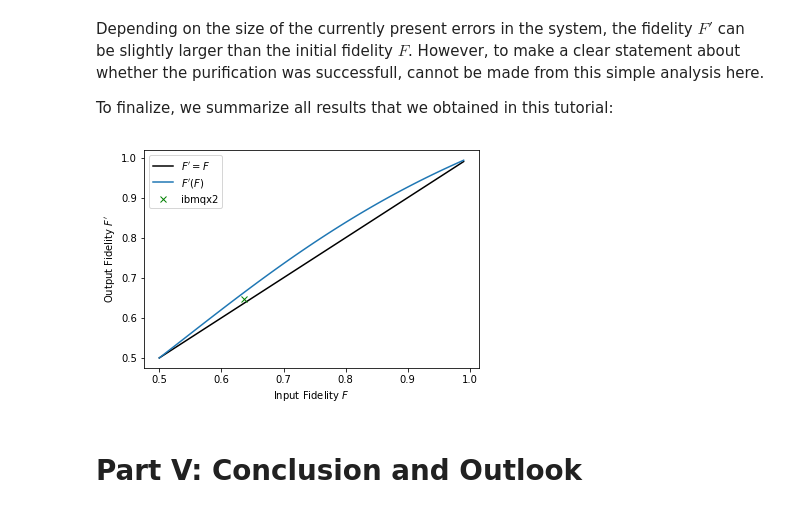
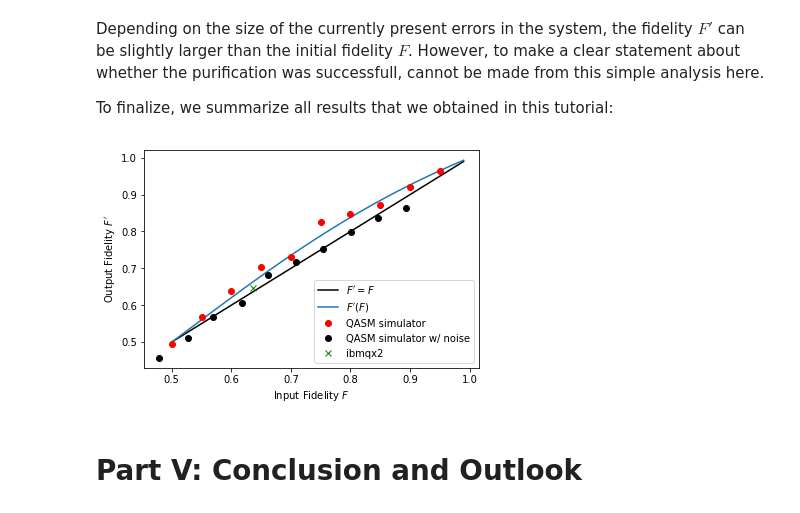
Before and after one commit to a-auer/qiskit, a Jupyter notebook: EntanglementPurification.ipynb, the cells around one changed output. Cells and saved outputs as stored; diff of their text form; code cells hidden in the pictures.

```diff
--- a/EntanglementPurification.ipynb
+++ b/EntanglementPurification.ipynb
@@ -2002,15 +2006,15 @@ To finalize, we summarize all results that we obtained in this tutorial:
 # %%
 F_in = np.arange(0.5, 1.0, 0.01)
 plt.plot(F_in, F_in, 'k', label = "$F' = F$")
 plt.plot(F_in, output_fidelity(F_in), label = "$F'(F)$")
-#plt.plot(input_fidelities, output_fidelities, 'ro', label='QASM simulator')
-#plt.plot(input_fidelities_noise, output_fidelities_noise, 'ko', label='QASM simulator w/ noise')
+plt.plot(input_fidelities, output_fidelities, 'ro', label='QASM simulator')
+plt.plot(input_fidelities_noise, output_fidelities_noise, 'ko', label='QASM simulator w/ noise')
 plt.plot(experimental_input_fidelity, experimental_output_fidelity, 'gx', label=backend_IBMQ.name())
 plt.legend()
 plt.xlabel('Input Fidelity $F$')
 plt.ylabel("Output Fidelity $F'$");
 # %% [output]
-[figure, old version]
+[figure, new version]
 # %% [markdown]
 # Part V: Conclusion and Outlook
 # %%
```
Also changed, not shown: parts of 10 cells of this notebook.
